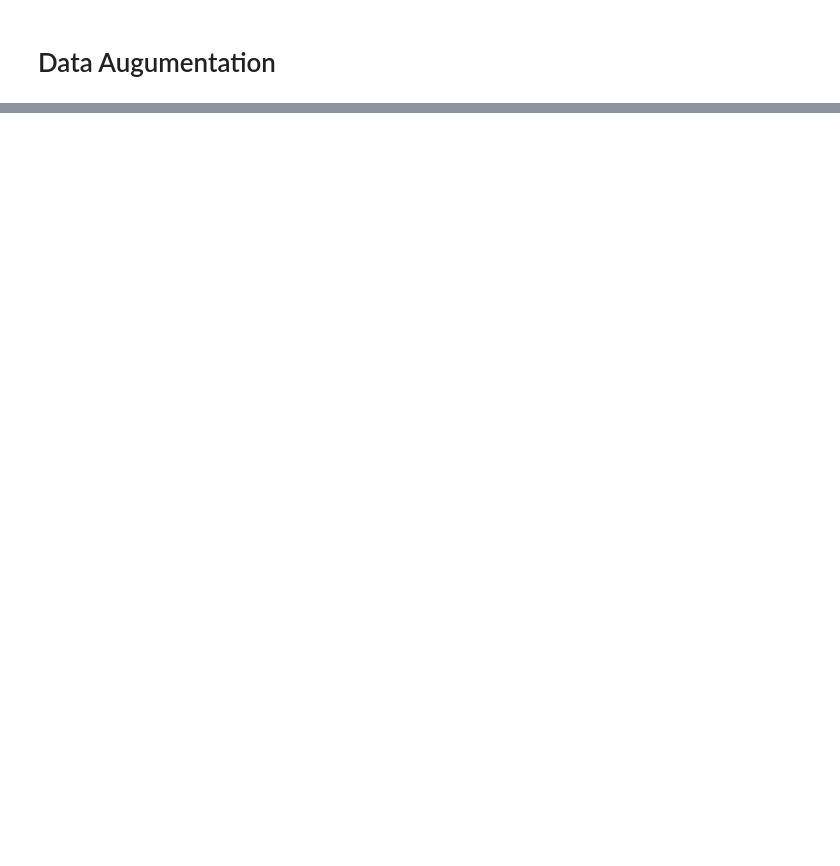
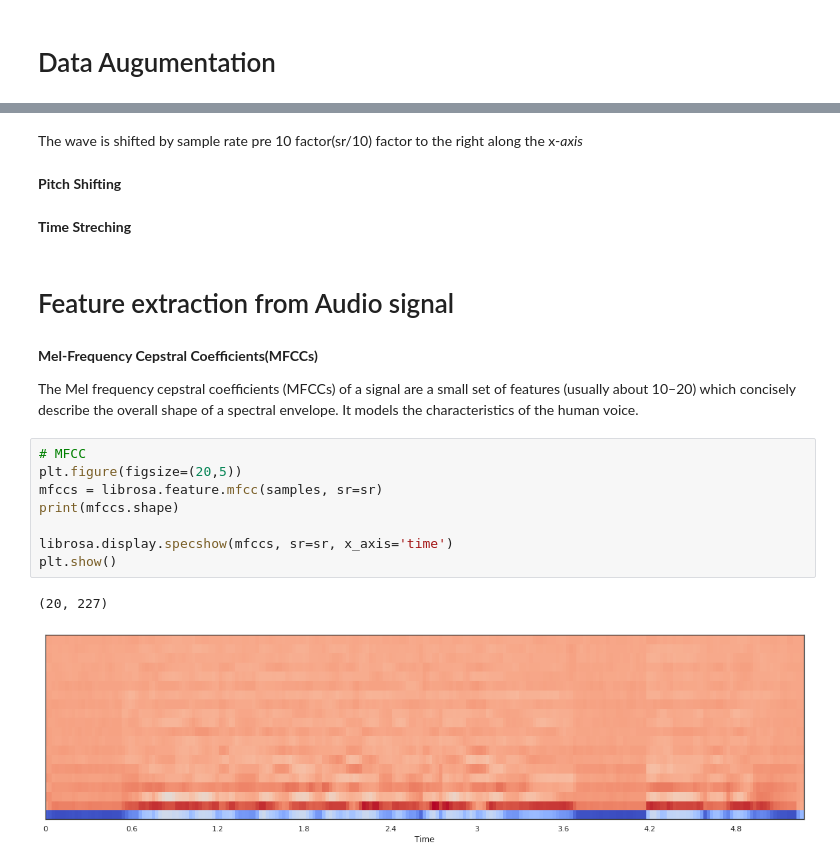
Before and after one commit to Speech-to-text-tenac/STT, a Jupyter notebook: notebooks/preprocessing_1_3_r.ipynb, the cells around one changed output, grey strips where cells are left out. Saved outputs shown, nothing was run; the diff lists cells and outputs as text; blank space fills up the shorter version.

```diff
--- a/notebooks/preprocessing_1_3_r.ipynb
+++ b/notebooks/preprocessing_1_3_r.ipynb
@@ -287,0 +310,23 @@ In this spectogram plot the frequencies are extract out to show thier sounding a
+# %% [markdown]
+The wave is shifted by sample rate pre 10 factor(sr/10) factor to the right along the x-*axis*
+# %% [markdown]
+**Pitch Shifting**
+# %% [markdown]
+**Time Streching**
+# %% [markdown]
+# Feature extraction from Audio signal
+# %% [markdown]
+**Mel-Frequency Cepstral Coefficients(MFCCs)**
+
+The Mel frequency cepstral coefficients (MFCCs) of a signal are a small set of features (usually about 10–20) which concisely describe the overall shape of a spectral envelope. It models the characteristics of the human voice.
+# %%
+# MFCC
+plt.figure(figsize=(20,5))
+mfccs = librosa.feature.mfcc(samples, sr=sr)
+print(mfccs.shape)
+
+librosa.display.specshow(mfccs, sr=sr, x_axis='time')
+plt.show()
+# %% [output]
+(20, 227)
+[figure, added]
```
Also changed, not shown: parts of 4 cells of this notebook.
